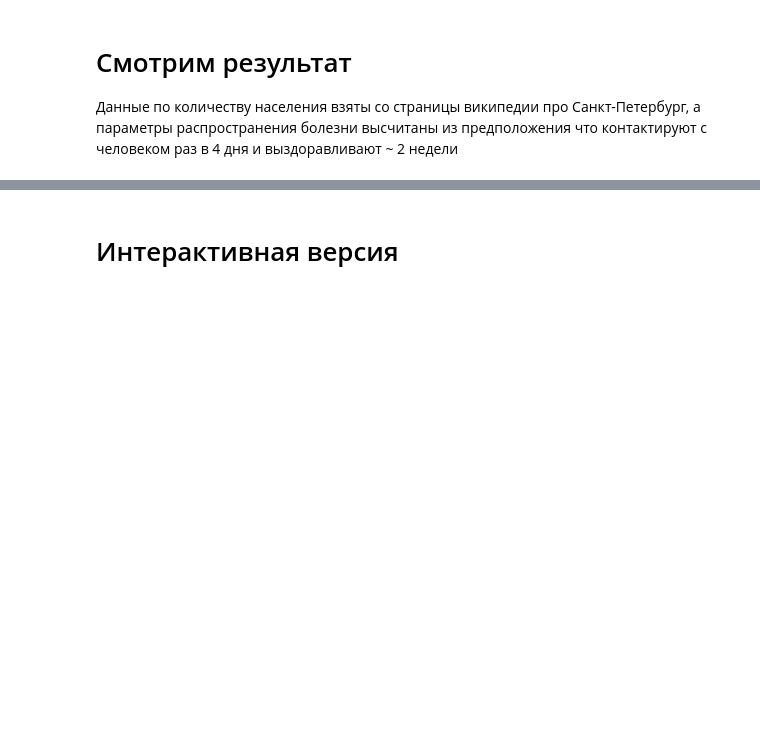
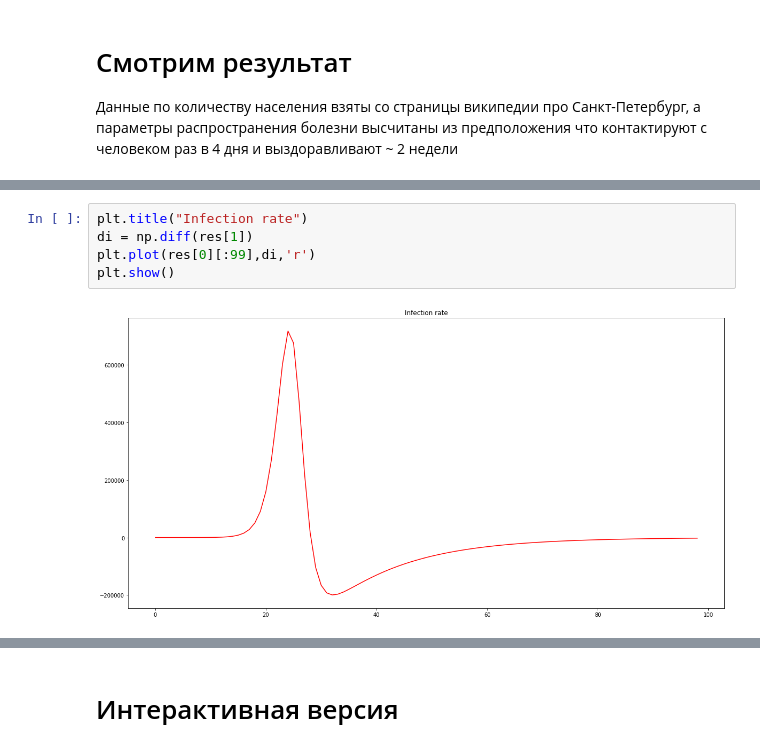
Before and after one commit to WhiteSpirt25/TextClassification, a Jupyter notebook: SIR.ipynb, the cells around one changed output, grey strips where cells are left out. Cells and saved outputs as stored; diff of their text form; blank space fills up the shorter version.

Commit message:
Added more graphs and main formulae

```diff
--- a/SIR.ipynb
+++ b/SIR.ipynb
@@ -49 +59,8 @@ plt.legend()
 [figure]
+# %%
+plt.title("Infection rate")
+di = np.diff(res[1])
+plt.plot(res[0][:99],di,'r')
+plt.show()
+# %% [output]
+[figure, added]
```
Also changed, not shown: parts of 5 cells of this notebook.
